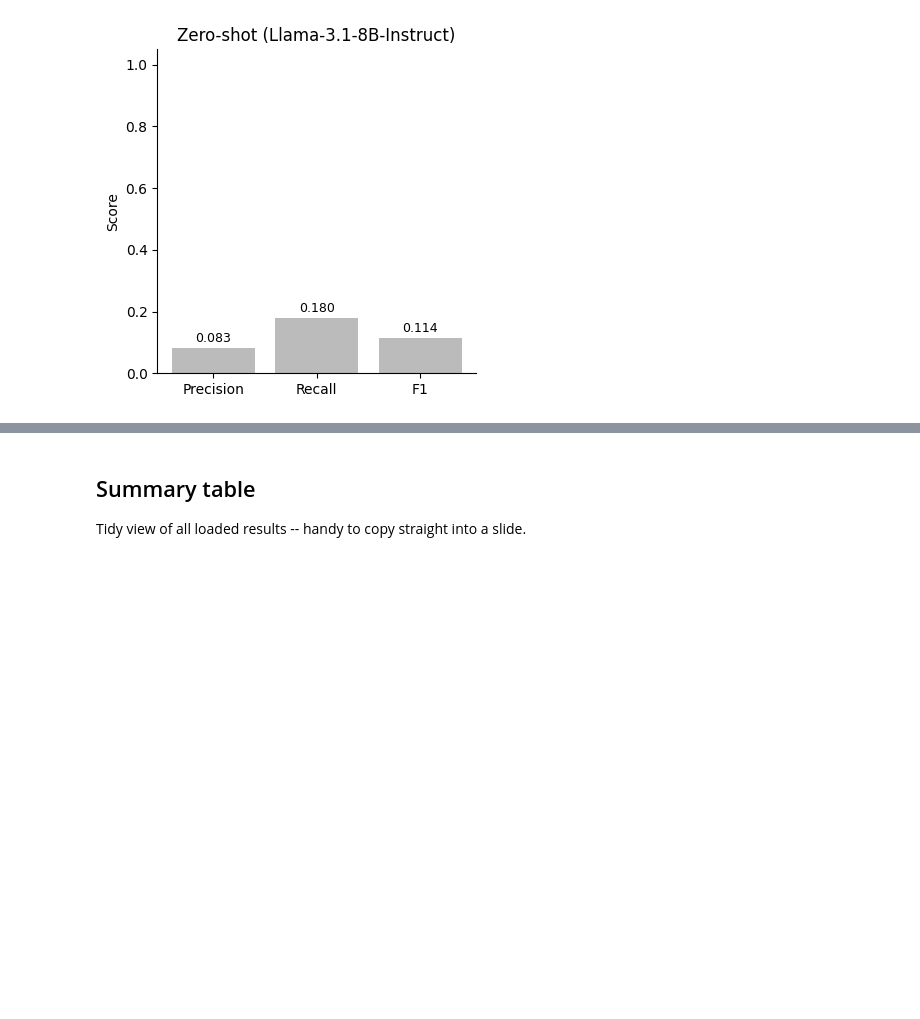
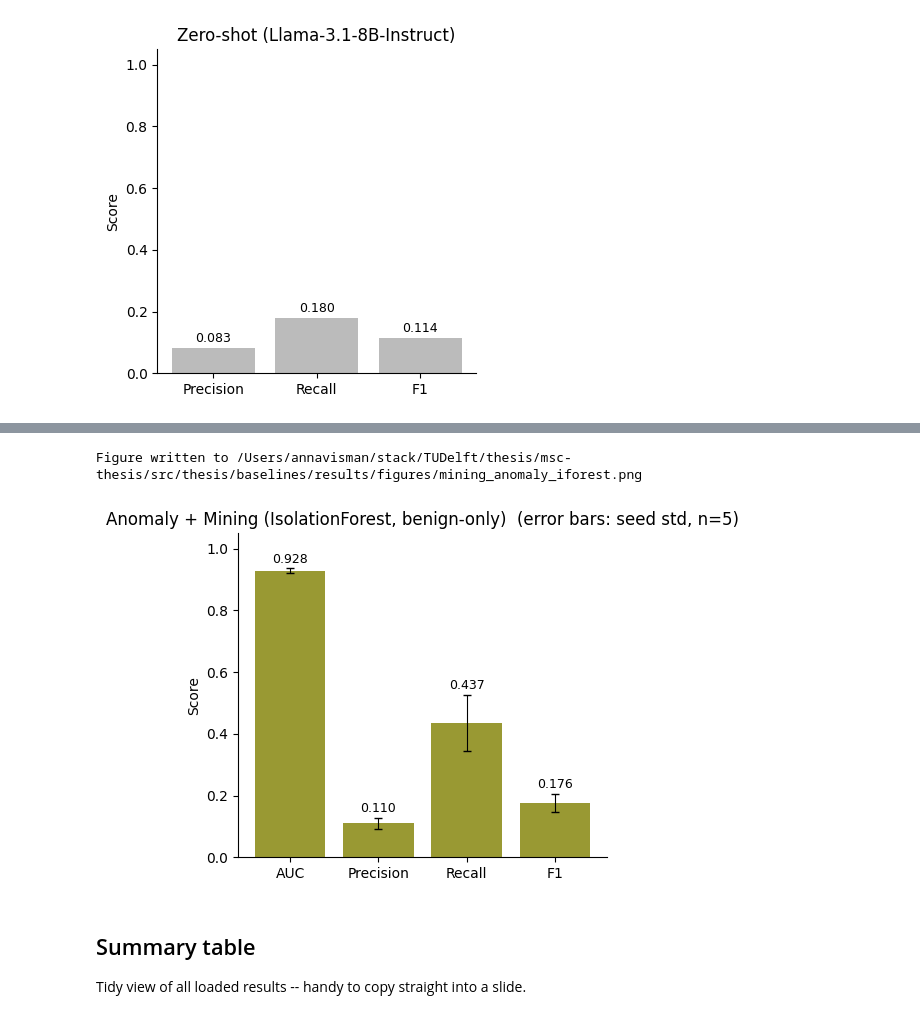
Before and after one commit to annaneliaa/msc-thesis, a Jupyter notebook: src/thesis/notebooks/baselines/cscas_baseline_comparison.ipynb, the cells around one changed output, grey strips where cells are left out. Cells and saved outputs as stored; diff of their text form; code cells hidden in the pictures; blank space fills up the shorter version.

```diff
--- a/src/thesis/notebooks/baselines/cscas_baseline_comparison.ipynb
+++ b/src/thesis/notebooks/baselines/cscas_baseline_comparison.ipynb
@@ -265,3 +289,8 @@ Figure written to /Users/annavisman/stack/TUDelft/thesis/msc-thesis/src/thesis/b
+# %%
+plot_anomaly("cscas_mining_anomaly_iforest", "mining_anomaly_iforest")
+# %% [output]
+Figure written to /Users/annavisman/stack/TUDelft/thesis/msc-thesis/src/thesis/baselines/results/figures/mining_anomaly_iforest.png
+[figure, added]
 # %% [markdown]
 ## Summary table
 
```
Also changed, not shown: parts of 24 cells of this notebook, 39 other files.
